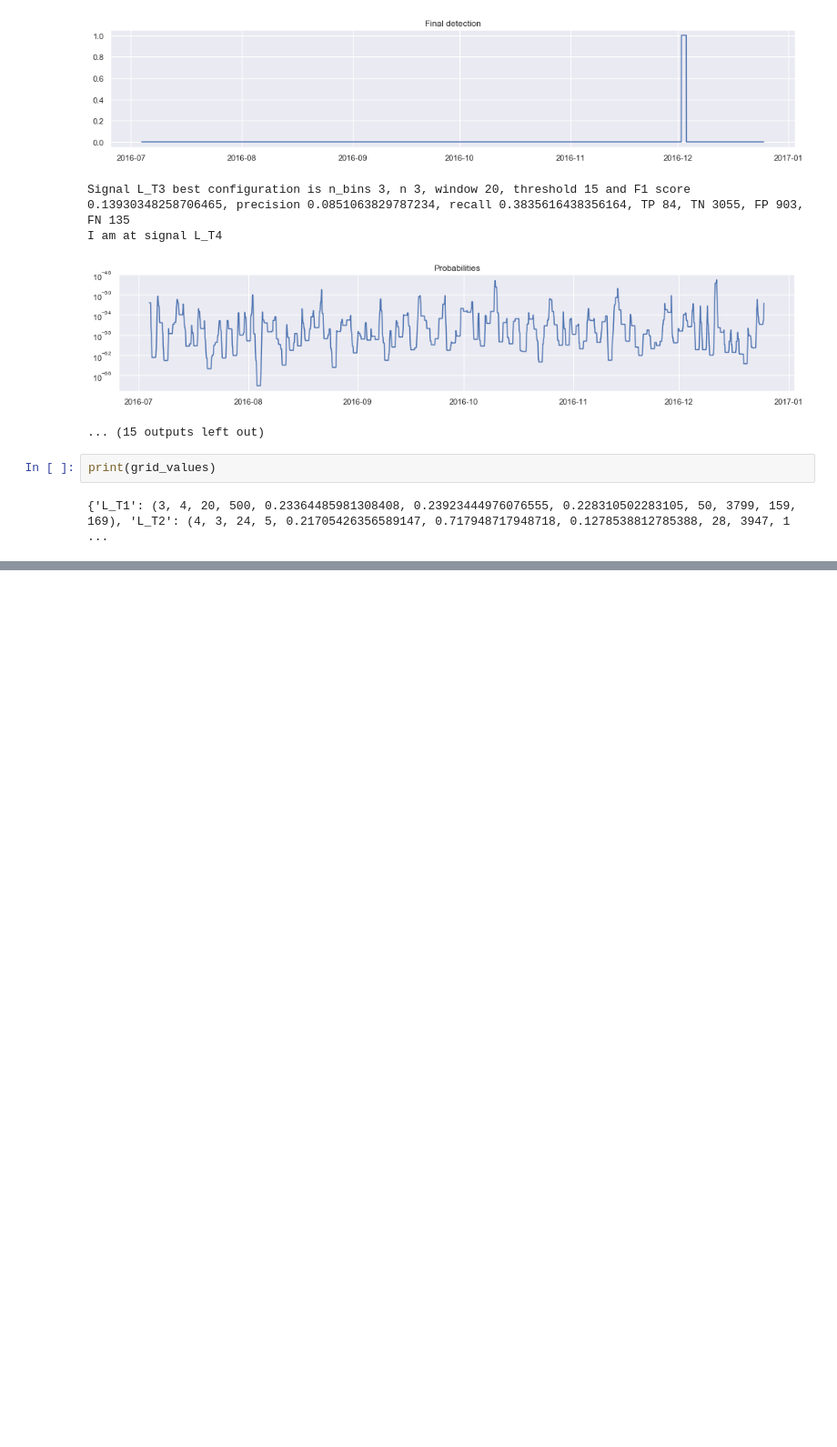
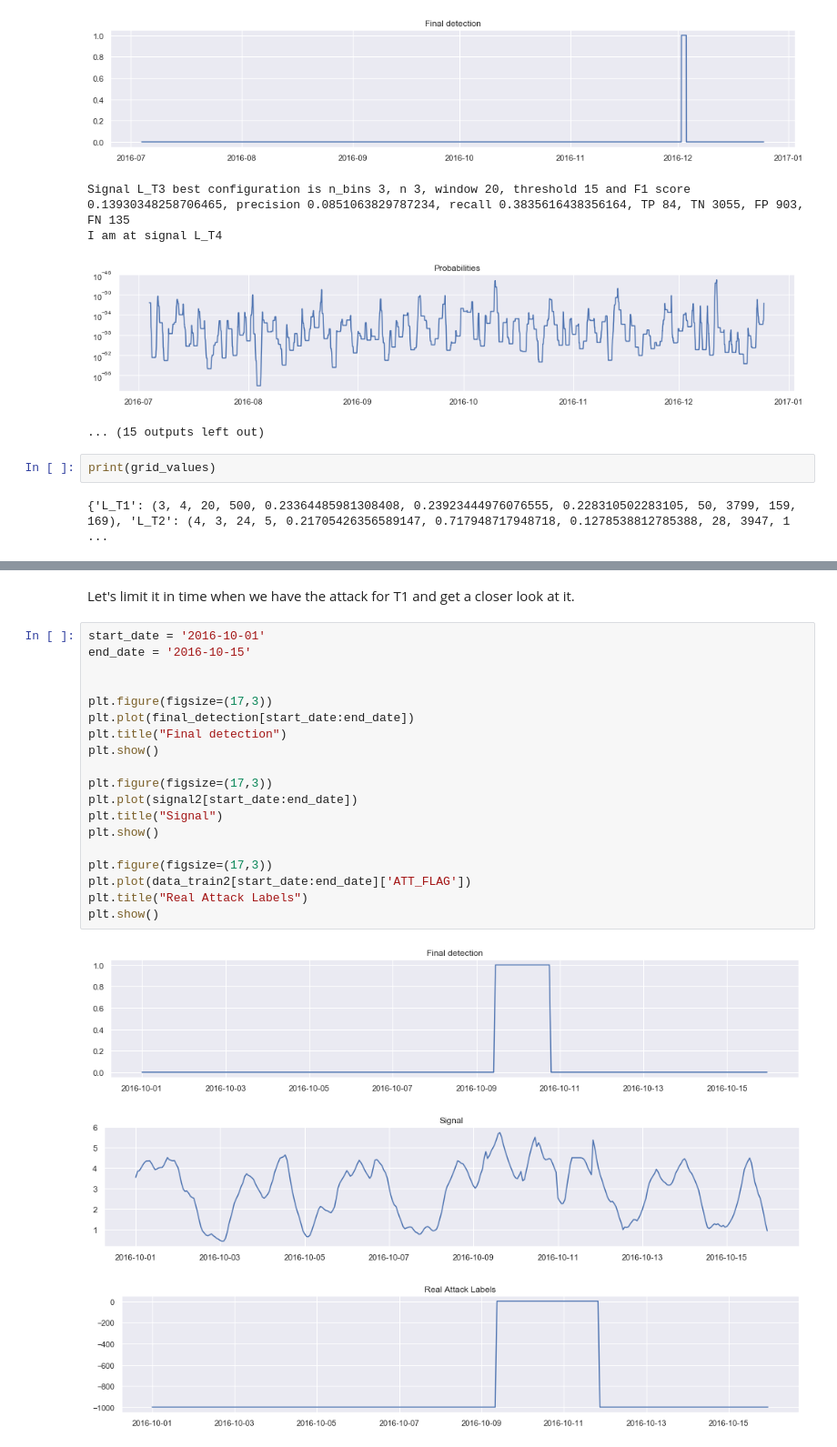
Before and after one commit to benhe119/Cyber-data-analytics_TUDelft, a Jupyter notebook: lab2/notebooks/Discrete Models Task.ipynb, the cells around one changed output, grey strips where cells are left out. Shown at 91% size. Drawn from its saved outputs; the diff is of its cells as text; blank space fills up the shorter version.

```diff
--- a/lab2/notebooks/Discrete Models Task.ipynb
+++ b/lab2/notebooks/Discrete Models Task.ipynb
@@ -335,0 +415,25 @@ print(grid_values)
+# %% [markdown]
+Let's limit it in time when we have the attack for T1 and get a closer look at it.
+# %%
+start_date = '2016-10-01'
+end_date = '2016-10-15'
+
+
+plt.figure(figsize=(17,3))
+plt.plot(final_detection[start_date:end_date])
+plt.title("Final detection")
+plt.show()
+
+plt.figure(figsize=(17,3))
+plt.plot(signal2[start_date:end_date])
+plt.title("Signal")
+plt.show()
+
+plt.figure(figsize=(17,3))
+plt.plot(data_train2[start_date:end_date]['ATT_FLAG'])
+plt.title("Real Attack Labels")
+plt.show()
+# %% [output]
+[figure, added]
+[figure, added]
+[figure, added]
```
Also changed, not shown: parts of 12 cells of this notebook.
